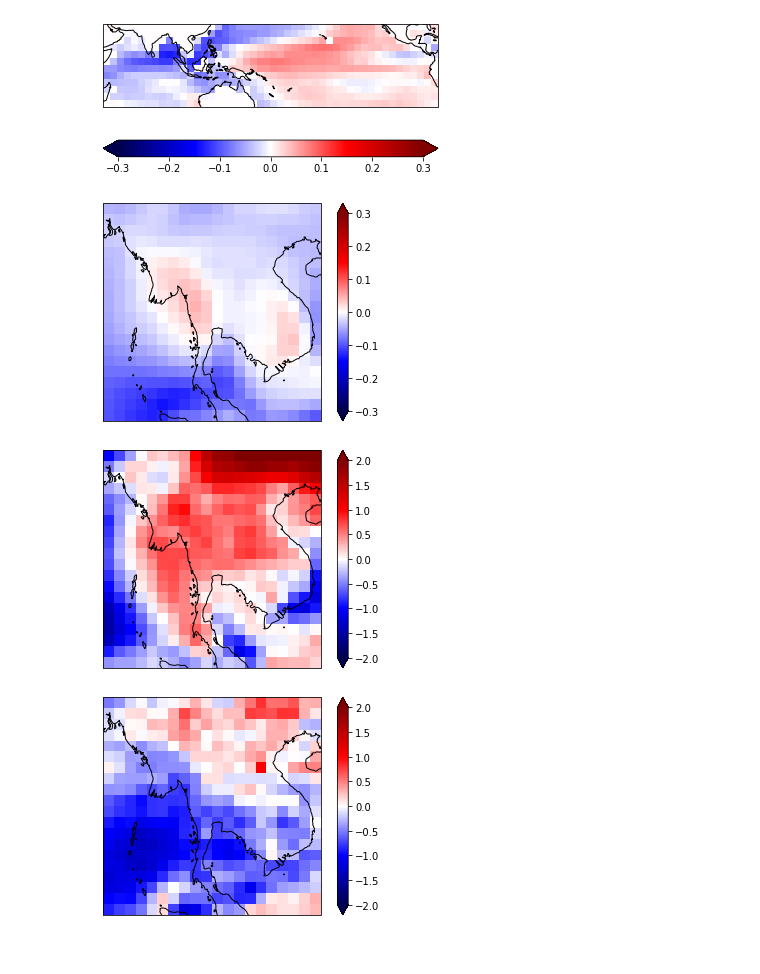
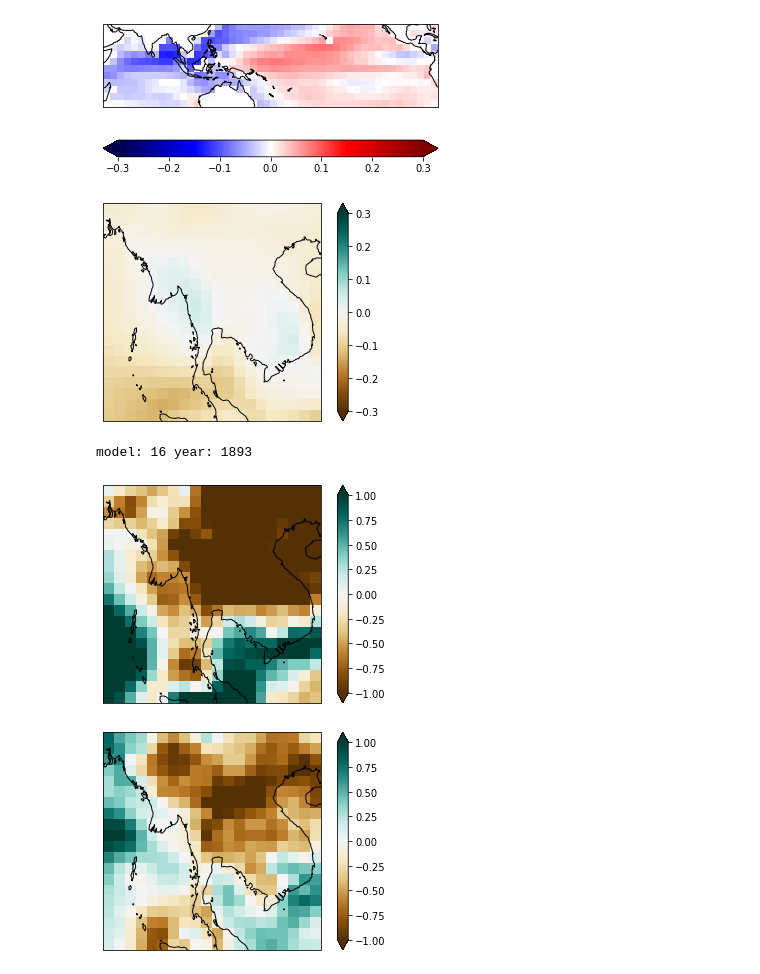
Before and after one commit to HalKiyo/ryzen5900_jupyter_test, a Jupyter notebook: test_workspace/svd_test/test_seed1.ipynb, the cells around one changed output. Cells and saved outputs as stored; diff of their text form; code cells hidden in the pictures.

Commit message:
test true-false

```diff
--- a/test_workspace/svd_test/test_seed1.ipynb
+++ b/test_workspace/svd_test/test_seed1.ipynb
@@ -91,7 +91,7 @@ def show_sst(image, img_extent, vmin=-1.5, vmax=1.5):
 # prcpを可視化するための関数
 def show_prcp(image, vmin=-1.5, vmax=1.5):
     projection =ccrs.PlateCarree(central_longitude=180)
-    cm = plt.get_cmap('seismic')
+    cm = plt.get_cmap('BrBG')
     img_extent = (-90, -70, 5, 25) # location=(N5-25, #90-110)
 
     fig = plt.figure()
@@ -184,42 +184,44 @@ svd1_prcp_map = prcp_SVDs[:, :, mode_index]
 show_prcp(svd1_prcp_map, vmin=-0.3, vmax=0.3)
 # %% [output]
 [figure]
-[figure, old version]
+[figure, new version]
 # %%
 # テスト条件設定
 mode_int, mode_fin = 0, 10 # いくつのモードを予測に用いるか(最大400)
-test_model_index = 0
+test_index = 3
+print(f"model: {val_model[test_index]}", f"year: {1850 + val_year[test_index]}")
 
 # テストデータを整形
 umi_test = sst_test[:, 6:18, 9:57] # インド洋と太平洋を切り抜き
 umi_test = umi_test.transpose(1,2,0) # 時間次元の位置を一番後ろに移動
 umi_test = mask(umi_test) # 陸域をマスク
 X_test = latlon_to_X(umi_test) # sstの行列を作成
 
 # 時間展開係数 Aを計算
-test_input = X_test[:, test_model_index] # 2014年のsstをインプットとして用意
+test_input = X_test[:, test_index] # 2014年のsstをインプットとして用意
 A_test = P_train.T@test_input # 時間発展係数　=　左特異行列　＊　SST行列
 # Aは意味合い的には特異値ベクトルへの射影であり(P_star)に等しい
 
 # PRCP行列を緯度経度座標に復元
 grids = 20*20 # 雨データのグリッド数(緯度グリッド20 * 経度グリッド20)
 test_output = np.zeros(grids)
 # モード毎にprcpを計算して足し合わせる
 for i in range(mode_int, mode_fin):
     mode_i = Q_train.T[i]*A_test[i] # PRCPのi番目のモード = 右特異行列 * 時間発展係数B(Bが未知なのでAで代用)
     test_output += mode_i # 各モードを足し合わせる
 
 # 可視化
 # 特異値解析で得られた降水量分布
 prcp_pred = X_to_latlon(test_output)
-show_prcp(prcp_pred, vmin=-2, vmax=2)
+show_prcp(prcp_pred, vmin=-1, vmax=1)
 
 # 元データから得られた降水量
-prcp_label = prcp_test[test_model_index].reshape(20,20)
-show_prcp(prcp_label, vmin=-2, vmax=2)
+prcp_label = prcp_test[test_index].reshape(20,20)
+show_prcp(prcp_label, vmin=-1, vmax=1)
 # %% [output]
+model: 16 year: 1893
-[figure, old version]
+[figure, new version]
-[figure, old version]
+[figure, new version]
 # %%
 # 正規化後描写
 prcp_pred = X_to_latlon(test_output)
```
Also changed, not shown: parts of 2 cells of this notebook.
